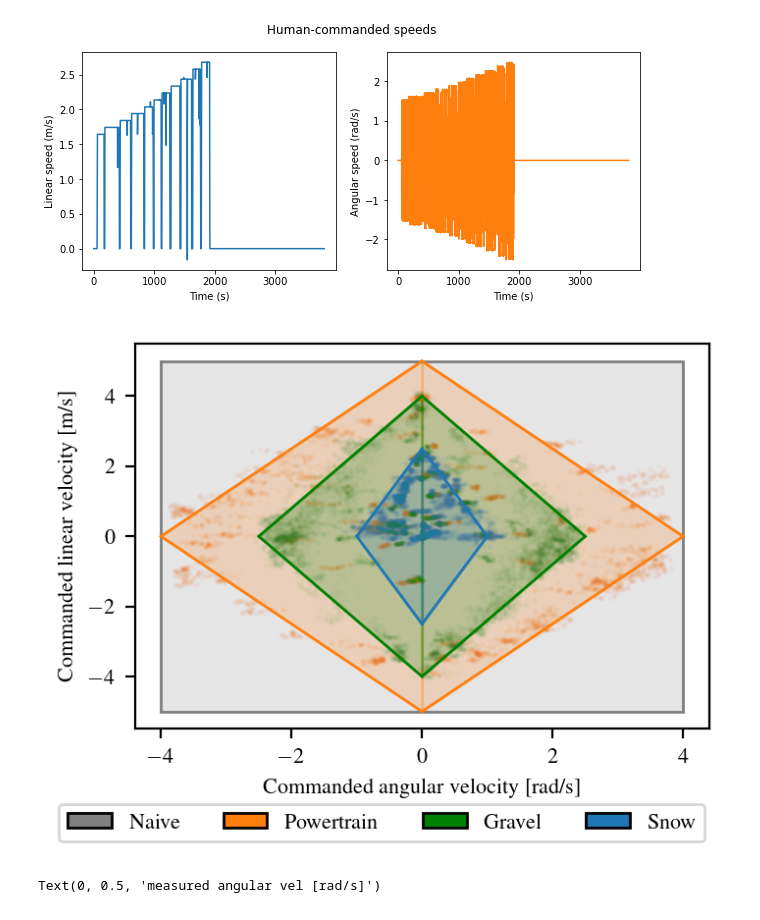
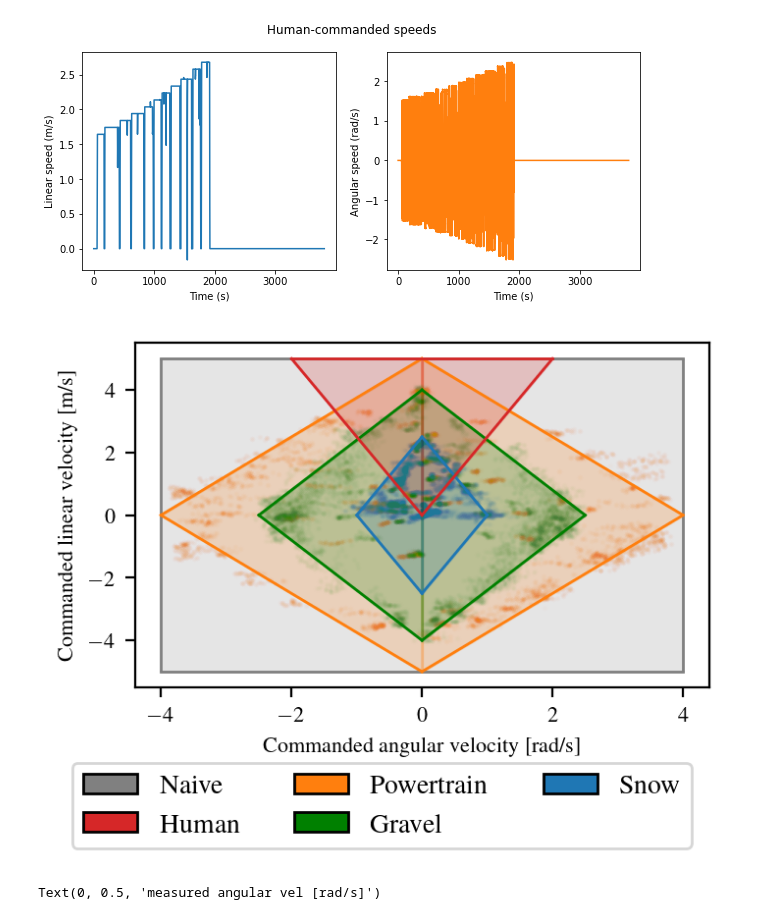
Before and after one commit to norlab-ulaval/norlab_WMRD, a Jupyter notebook: RAL2023/intro/input_space_figure/export_cmd_vels.ipynb, the cells around one changed output. Cells and saved outputs as stored; diff of their text form; code cells hidden in the pictures.

Commit message:
intro figure updated

```diff
--- a/RAL2023/intro/input_space_figure/export_cmd_vels.ipynb
+++ b/RAL2023/intro/input_space_figure/export_cmd_vels.ipynb
@@ -164,7 +164,7 @@ plt.close('all')
 fig, ax = plt.subplots(1, 1, dpi=200)
 fig.set_size_inches(width, height)
 # fig.subplots_adjust(left=.1, bottom=0.07, right=.995, top=.98)
-fig.subplots_adjust(top=0.99, bottom=0.24, right=.99, left=0.13)
+fig.subplots_adjust(top=0.99, bottom=0.32, right=.99, left=0.13)
 
 x_min = -4
 x_max = 4
@@ -187,6 +187,10 @@ snow_maximum_linear_vel_positive = 2.5
 snow_maximum_linear_vel_negative = -2.5
 snow_maximum_angular_vel_positive = 1
 snow_maximum_angular_vel_negative = -1
+human_maximum_linear_vel_positive = 5
+human_maximum_linear_vel_negative = 0
+human_maximum_angular_vel_positive = 2
+human_maximum_angular_vel_negative = -2
 
 num_points = 100
 line_width = 1
@@ -247,37 +251,50 @@ q4_snow_input_space = ax.plot(snow_angular_vel_linspace_negative, snow_q4_vel_li
 ax.fill_between(snow_angular_vel_linspace_negative, snow_q1_vel_linspace, y2=snow_q4_vel_linspace, alpha=alpha, color='C0')
 ax.fill_between(snow_angular_vel_linspace_positive, snow_q2_vel_linspace, y2=snow_q3_vel_linspace, alpha=alpha, color='C0')
 
+human_angular_vel_linspace_negative = np.linspace(human_maximum_angular_vel_negative, 0, int(num_points / 2)).flatten()
+human_angular_vel_linspace_positive = np.linspace(0, human_maximum_angular_vel_positive, int(num_points / 2)).flatten()
+human_angular_vel_linspace_all = np.linspace(human_maximum_angular_vel_negative, human_maximum_angular_vel_positive, int(num_points / 2)).flatten()
+human_q1_vel_linspace = np.linspace(human_maximum_linear_vel_positive, 0, int(num_points / 2)).flatten()
+human_q2_vel_linspace = np.linspace(0, human_maximum_linear_vel_positive, int(num_points / 2)).flatten()
+
+# plot human
+q1_human_input_space = ax.plot(human_angular_vel_linspace_negative, human_q1_vel_linspace, color='C3', lw=line_width, label='Characterized')
+q2_human_input_space = ax.plot(human_angular_vel_linspace_positive, human_q2_vel_linspace, color='C3', lw=line_width)
+q2_human_input_space = ax.plot(human_angular_vel_linspace_all, np.full(int(num_points/2), human_maximum_linear_vel_positive), color='C3', lw=line_width)
+ax.fill_between(human_angular_vel_linspace_negative, human_maximum_linear_vel_positive, y2=human_q1_vel_linspace, alpha=alpha, color='C3')
+ax.fill_between(human_angular_vel_linspace_positive, human_maximum_linear_vel_positive, y2=human_q2_vel_linspace, alpha=alpha, color='C3')
+
 # plot icp velocities
 for i in range(steady_state_idd_body_vel_yaw.shape[0]):
     if abs(np.median(steady_state_icp_body_vel_x[i]) - steady_state_idd_body_vel_x[i][0]) > 2.5:
         continue
     ax.scatter(steady_state_encoder_body_vel_yaw[i], steady_state_encoder_body_vel_x[i], s=1, color="C1", alpha=0.01)
     ax.scatter(steady_state_icp_body_vel_yaw[i], steady_state_icp_body_vel_x[i], s=1, color="green", alpha=0.01)
     # ax.quiver(steady_state_idd_body_vel_yaw[i][0], steady_state_idd_body_vel_x[i][0], np.median(steady_state_icp_body_vel_yaw[i]) - steady_state_idd_body_vel_yaw[i][0], np.median(steady_state_icp_body_vel_x[i]) - steady_state_idd_body_vel_x[i][0], angles='xy', scale_units='xy', scale=1, width=0.03, headwidth=5, headlength=3, headaxislength=3, minlength=1, minshaft=1, units='xy', color="C3", alpha=0.5)
     # for j in range(steady_state_idd_body_vel_yaw.shape[1]):
         # ax.quiver(steady_state_idd_body_vel_yaw[i][j], steady_state_idd_body_vel_x[i][j], steady_state_icp_body_vel_yaw[i][j] - steady_state_idd_body_vel_yaw[i][j], steady_state_icp_body_vel_x[i][j] - steady_state_idd_body_vel_x[i][j], angles='xy', scale_units='xy', scale=1, width=0.03, headwidth=3, headlength=1, headaxislength=1, minlength=1, minshaft=1, units='xy', alpha=0.1)
 
 for i in range(steady_state_icp_body_vel_x_tracks.shape[0]):
     ax.scatter(steady_state_icp_body_vel_yaw_tracks[i], steady_state_icp_body_vel_x_tracks[i], s=1, color="C0", alpha=0.01)
 
 # plot humand-commanded velocities
 # ax.scatter(cmd_vel_omega, cmd_vel_x, s=1, color="gray", alpha=0.03)
 
-legend_elements = [Rectangle((0,0), width=5, height=3, facecolor="grey", label='Naive', linestyle='solid', edgecolor='k'),
+legend_elements = [Rectangle((0,0), width=5, height=3, facecolor="grey", label='Naive', linestyle='solid', edgecolor='k'),                          Rectangle((0,0), width=5, height=3, facecolor="C3", label='Human', linestyle='solid', edgecolor='k'),
                    Rectangle((0,0), width=5, height=3, facecolor="C1", label='Powertrain', linestyle='solid', edgecolor='k'),
                   # Rectangle((0,0), width=5, height=3, facecolor="gray", label='Human', linestyle='solid', edgecolor='k'),
                   #  Rectangle((0,0), width=5, height=3, facecolor="C3", label='Doughnut', linestyle='solid', edgecolor='k'),
                   Rectangle((0,0), width=5, height=3, facecolor="green", label='Gravel', linestyle='solid', edgecolor='k'),
-                  Rectangle((0,0), width=5, height=3, facecolor="C0", label='Snow', linestyle='solid', edgecolor='k')]
+                  Rectangle((0,0), width=5, height=3, facecolor="C0", label='Snow', linestyle='solid', edgecolor='k'), ]
 ax.set_xlabel("Commanded angular velocity [rad/s]")
 ax.set_ylabel("Commanded linear velocity [m/s]")
 
-fig.legend(handles=legend_elements, loc="lower center", bbox_to_anchor=(0.5, 0), ncol=4)
+fig.legend(handles=legend_elements, loc="lower center", bbox_to_anchor=(0.5, -0.02), ncol=3)
 fig.savefig("fig.pdf", dpi=100)
 fig.savefig("fig.jpg")
 plt.show()
 # %% [output]
-[figure, old version]
+[figure, new version]
 # %%
 font = {'family' : 'normal',
         'weight' : 'bold',
```
Also changed, not shown: 2 other files.
